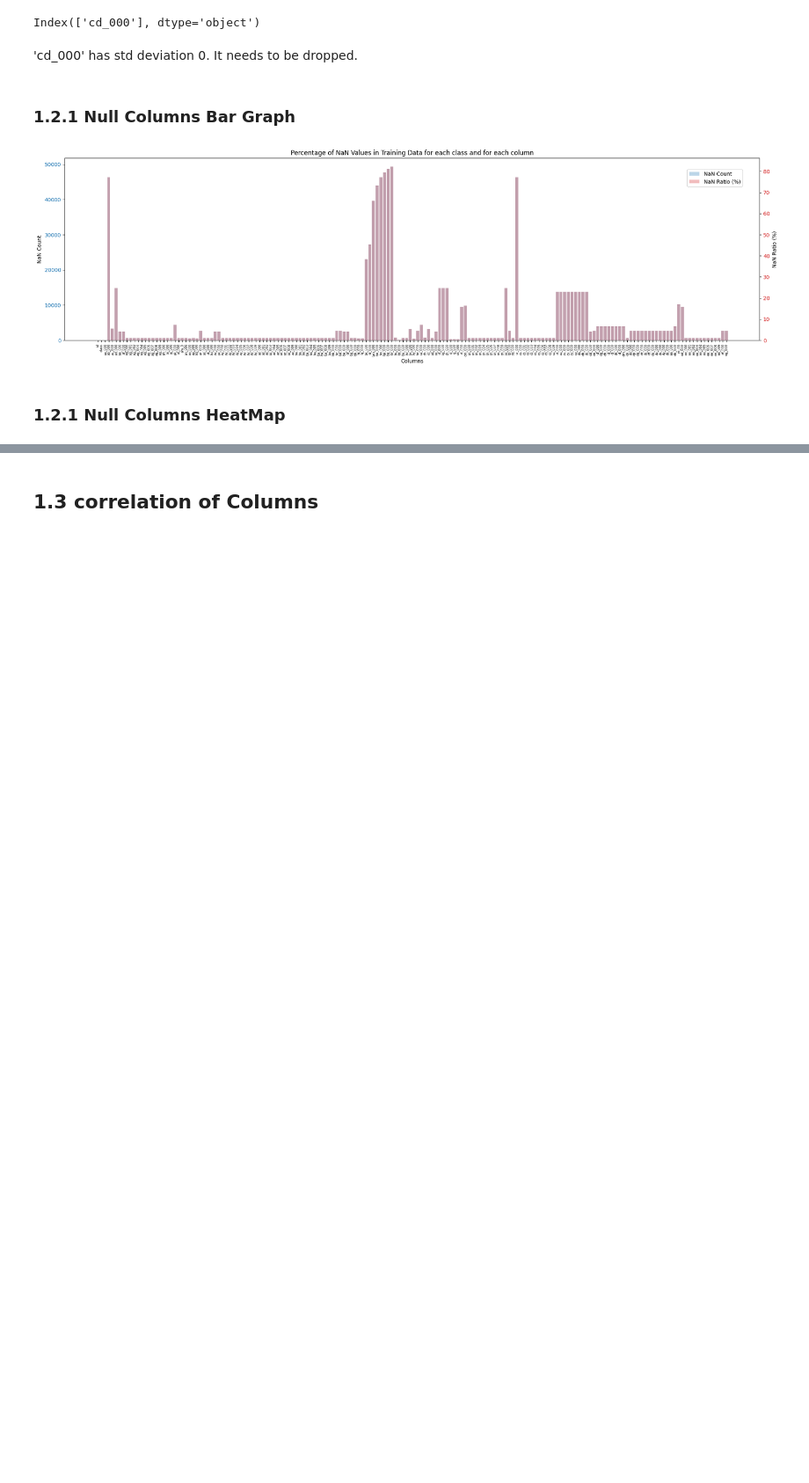
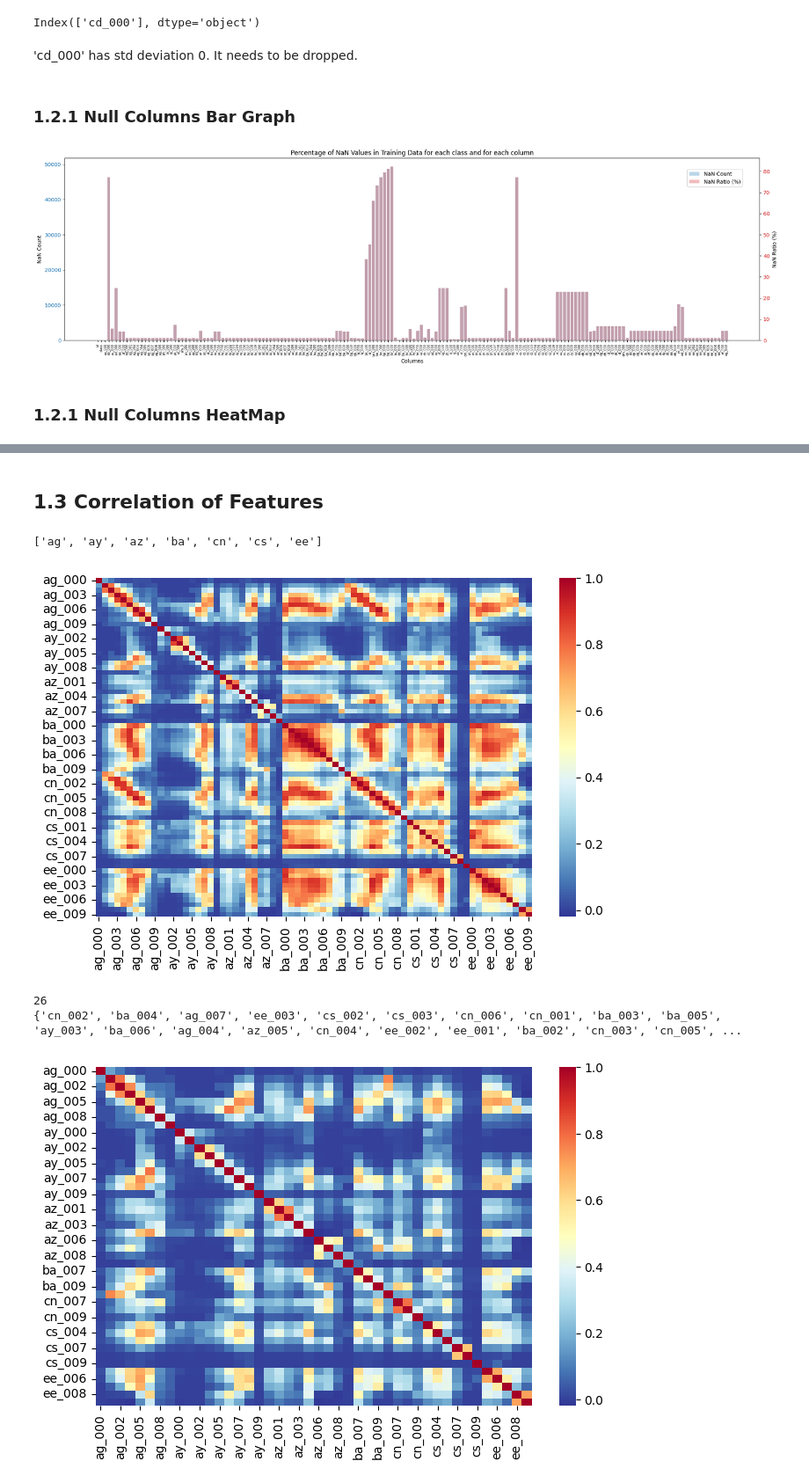
Before and after one commit to lfd-team2/lfd_team2_project, a Jupyter notebook: project.ipynb, the cells around one changed output, grey strips where cells are left out. Shown at 88% size. Cells and saved outputs as stored; diff of their text form; code cells hidden in the pictures; blank space fills up the shorter version.

Commit message:
Came until training model

```diff
--- a/project.ipynb
+++ b/project.ipynb
@@ -151,2 +151,52 @@ plt.show()
 # %% [markdown]
-## 1.3 correlation of Columns
+## 1.3 Correlation of Features
+# %%
+from collections import Counter
+
+def get_tag(name):
+    return name.split("_")[0]
+
+all_columns_with_tags = [a for a in training_data_frame.columns if "_" in a] # Selecting columns having "_" in name.
+all_tags = [get_tag(a) for a in all_columns_with_tags] # Selecting all Identifier name only ex:- ["aa","ab"....].
+unique_col = list(set(all_tags)) # Selecting all unique Identifier.
+col_count = [v for k,v in Counter(all_tags).items()] # Calcution of Count of each unique Identifier.
+
+# Select tags with 10 attributes each
+hists = [k for k, v in Counter(all_tags).items() if v == 10]
+print(hists)
+hists_columns = [k for k in all_columns_with_tags if get_tag(k) in hists]
+
+# Create a dictionary to store columns for each tag
+hists_dict = {k: [col for col in hists_columns if k in col] for k in hists if get_tag(k) in hists}
+
+# Create a new matrix for columns with 10 attributes each
+new_matrix = training_data_frame[hists_columns].copy()
+#data_frame.drop(hists_columns, axis=1, inplace=True)
+
+train_corr = new_matrix.corr()
+plt.figure(figsize=(8, 5))
+trace = sns.heatmap(train_corr, cmap=plt.cm.RdYlBu_r)
+plt.show()
+
+# Find the columns with high correlation, greater than 0.8
+high_corr_cols = set()
+for i in range(len(train_corr.columns)):
+    for j in range(i):
+        if abs(train_corr.iloc[i, j]) > 0.8:
+            colname = train_corr.columns[i]
+            high_corr_cols.add(colname)
+
+print(len(high_corr_cols))
+print(high_corr_cols)
+new_matrix = new_matrix.drop(columns=high_corr_cols)
+
+# Plot the updated correlation matrix
+plt.figure(figsize=(8, 5))
+trace = sns.heatmap(new_matrix.corr(), cmap=plt.cm.RdYlBu_r)
+plt.show()
+# %% [output]
+['ag', 'ay', 'az', 'ba', 'cn', 'cs', 'ee']
+[figure, added]
+26
+{'cn_002', 'ba_004', 'ag_007', 'ee_003', 'cs_002', 'cs_003', 'cn_006', 'cn_001', 'ba_003', 'ba_005', 'ay_003', 'ba_006', 'ag_004', 'az_005', 'cn_004', 'ee_002', 'ee_001', 'ba_002', 'cn_003', 'cn_005', ...
+[figure, added]
```
Also changed, not shown: parts of 21 cells of this notebook, 2 other files.
